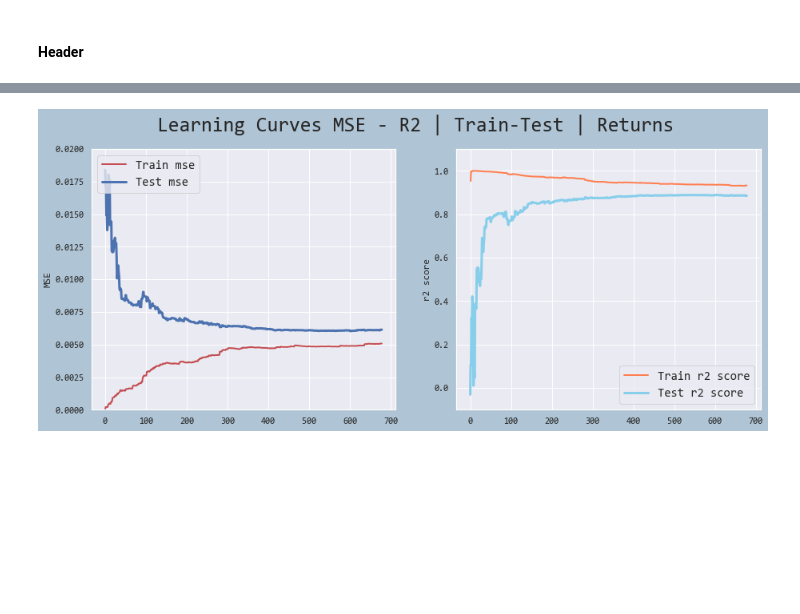
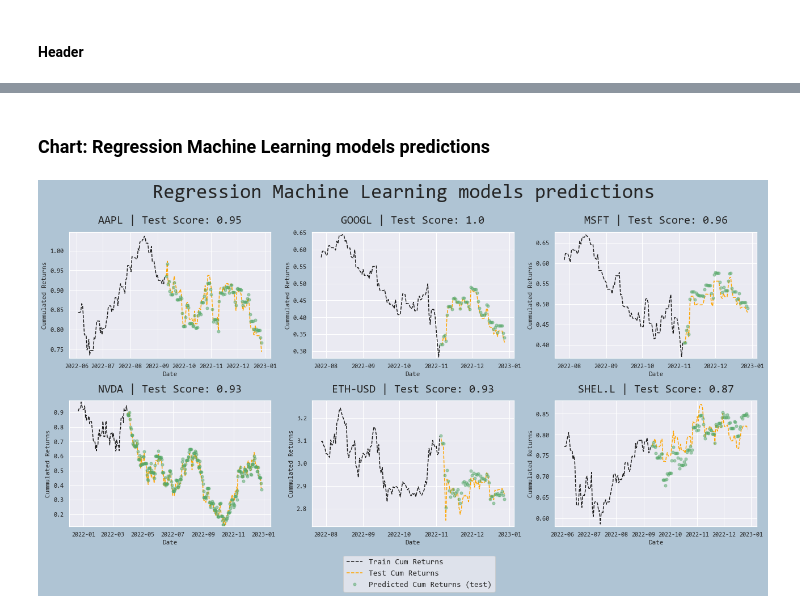
Before and after one commit to sebagrasso/Algorithmic_Regression_ML, a Jupyter notebook: Algorithmic_RegML.ipynb, the cells around one changed output, grey strips where cells are left out. Saved outputs shown, nothing was run; the diff lists cells and outputs as text; code cells hidden in the pictures; blank space fills up the shorter version.

```diff
--- a/Algorithmic_RegML.ipynb
+++ b/Algorithmic_RegML.ipynb
@@ -1206,5 +791,2 @@ interactive(children=(Dropdown(description='target_tic', options=('AAPL', 'BTC-U
-# %%
-plot_learning_curves(list(estimator.values())[0], X_train["AAPL"], y_train["AAPL"], test_size = 0.3, ylim1 = 0,
-                     ylim2 = 0.02, title = f"Learning Curves MSE - R2 | Train-Test | Returns")
-# %% [output]
-[figure, removed]
+# %% [markdown]
+### Chart: Regression Machine Learning models predictions
@@ -1210,0 +862,29 @@ plot_learning_curves(list(estimator.values())[0], X_train["AAPL"], y_train["AAPL
+# %%
+fig,ax = plt.subplots(figsize = (18,9))
+fig.suptitle("Regression Machine Learning models predictions", fontsize = 35, y = 1.001)
+ax1 = plt.subplot(2,3,1)
+ax2 = plt.subplot(2,3,2)
+ax3 = plt.subplot(2,3,3)
+ax4 = plt.subplot(2,3,4)
+ax5 = plt.subplot(2,3,5)
+ax6 = plt.subplot(2,3,6)
+
+ax_plot("AAPL", ax1, plot_features = False)
+ax_plot("GOOGL", ax2, plot_features = False)
+ax_plot("MSFT", ax3, plot_features = False)
+ax_plot("NVDA", ax4, plot_features = False)
+ax_plot("ETH-USD", ax5, plot_features = False)
+ax_plot("SHEL.L", ax6, plot_features = False)
+
+lines = []
+labels = []
+for ax in fig.axes[:1]:
+    line, label = ax.get_legend_handles_labels()
+    lines.extend(line)
+    labels.extend(label)
+
+fig.legend(lines, labels, fontsize = 14, bbox_to_anchor = [0.63,-0.000001])
+fig.tight_layout()
+plt.show()
+# %% [output]
+[figure, added]
```
Also changed, not shown: parts of 52 cells of this notebook.
